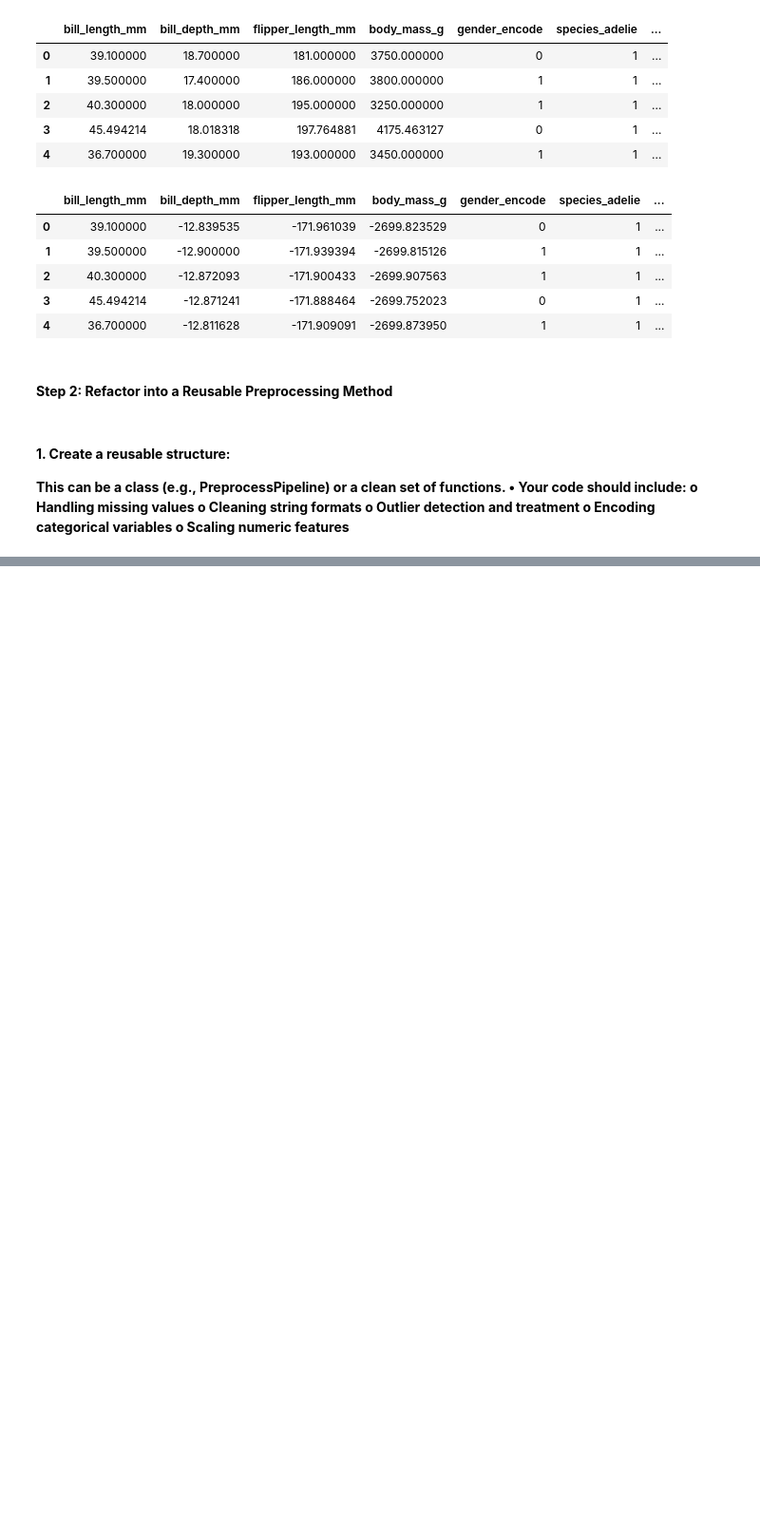
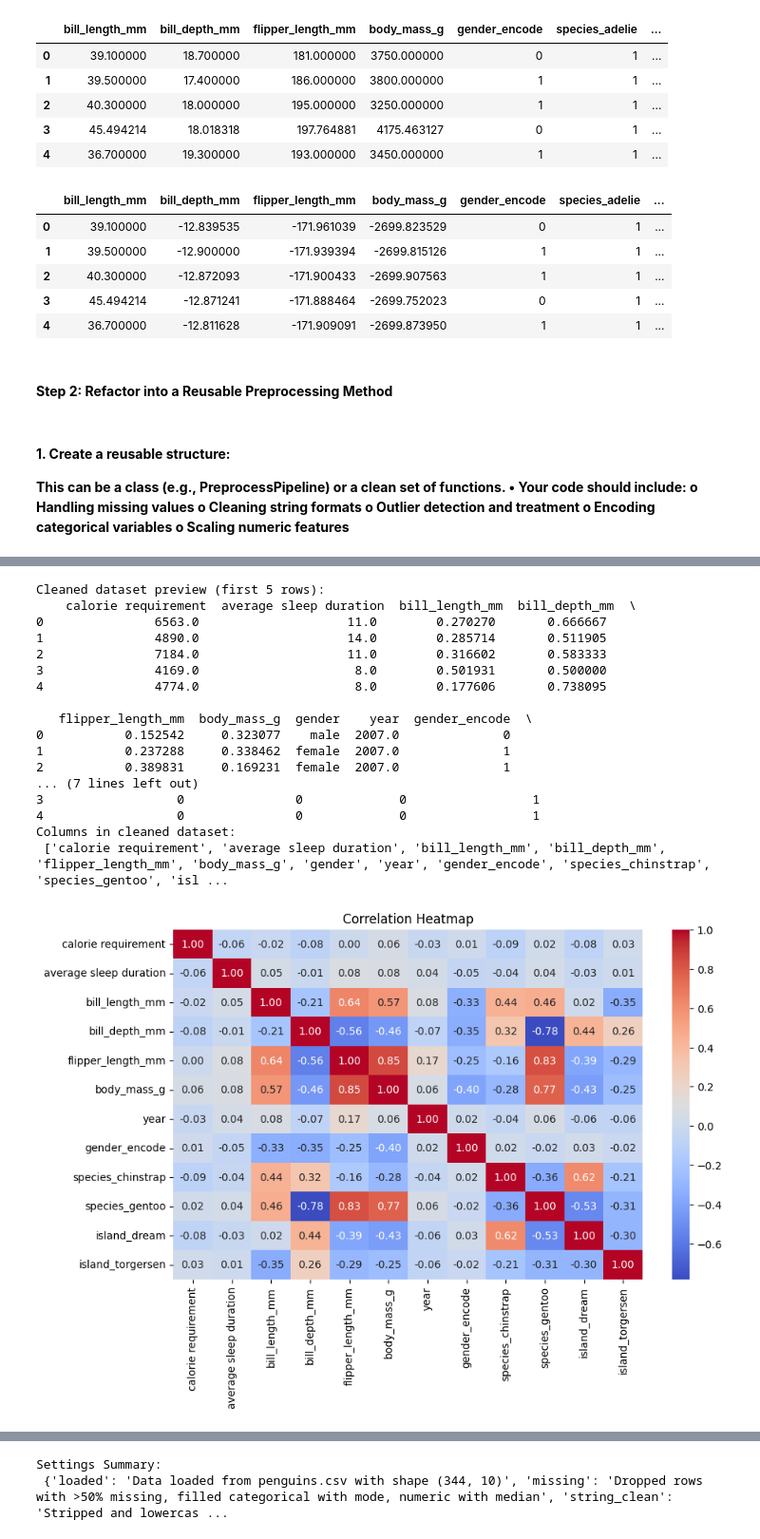
Before and after one commit to abhiiiinair24/ML_Assignment1, a Jupyter notebook: ML_Assignment_1.ipynb, the cells around one changed output, grey strips where cells are left out. Shown at 95% size. Drawn from its saved outputs; the diff is of its cells as text; code cells hidden in the pictures; blank space fills up the shorter version.

```diff
--- a/ML_Assignment_1.ipynb
+++ b/ML_Assignment_1.ipynb
@@ -486,0 +462,43 @@ Settings Summary:
+# %%
+# For Penguins
+Mypipeline = PreprocessPipeline(path="penguins.csv", label_encode_cols=["gender"])
+cleaned_df = Mypipeline.fit_transform()
+print("\nCleaned dataset preview (first 5 rows):\n", cleaned_df.head())
+print("Columns in cleaned dataset:\n", cleaned_df.columns.tolist())
+Mypipeline.visualizeData()
+cleaned_df.to_csv("penguins_preprocessed.csv", index=False)
+
+# For Diamond
+# Mypipeline = PreprocessPipeline(path="diamond.csv", label_encode_cols=["cut"])
+# cleaned_df = Mypipeline.fit_transform()
+# print("\nCleaned dataset preview (first 5 rows):\n", cleaned_df.head())
+# print("Columns in cleaned dataset:\n", cleaned_df.columns.tolist())
+# Mypipeline.visualizeData()
+# cleaned_df.to_csv("diamond_preprocessed.csv", index=False)
+
+# For Emission by country
+# Mypipeline = PreprocessPipeline(path="emissions_by_country.csv", label_encode_cols=["cut"])
+# cleaned_df = Mypipeline.fit_transform()
+# print("\nCleaned dataset preview (first 5 rows):\n", cleaned_df.head())
+# print("Columns in cleaned dataset:\n", cleaned_df.columns.tolist())
+# Mypipeline.visualizeData()
+# cleaned_df.to_csv("emissions_by_country_preprocessed.csv", index=False)
+# %% [output]
+Cleaned dataset preview (first 5 rows):
+    calorie requirement  average sleep duration  bill_length_mm  bill_depth_mm  \
+0               6563.0                    11.0        0.270270       0.666667
+1               4890.0                    14.0        0.285714       0.511905
+2               7184.0                    11.0        0.316602       0.583333
+3               4169.0                     8.0        0.501931       0.500000
+4               4774.0                     8.0        0.177606       0.738095
+
+   flipper_length_mm  body_mass_g  gender    year  gender_encode  \
+0           0.152542     0.323077    male  2007.0              0
+1           0.237288     0.338462  female  2007.0              1
+2           0.389831     0.169231  female  2007.0              1
+... (7 lines left out)
+3                  0               0             0                 1
+4                  0               0             0                 1
+Columns in cleaned dataset:
+ ['calorie requirement', 'average sleep duration', 'bill_length_mm', 'bill_depth_mm', 'flipper_length_mm', 'body_mass_g', 'gender', 'year', 'gender_encode', 'species_chinstrap', 'species_gentoo', 'isl ...
+[figure, added]
@@ -486,0 +513,2 @@ Settings Summary:
+Settings Summary:
+ {'loaded': 'Data loaded from penguins.csv with shape (344, 10)', 'missing': 'Dropped rows with >50% missing, filled categorical with mode, numeric with median', 'string_clean': 'Stripped and lowercas ...
```
Also changed, not shown: parts of 8 cells of this notebook.
